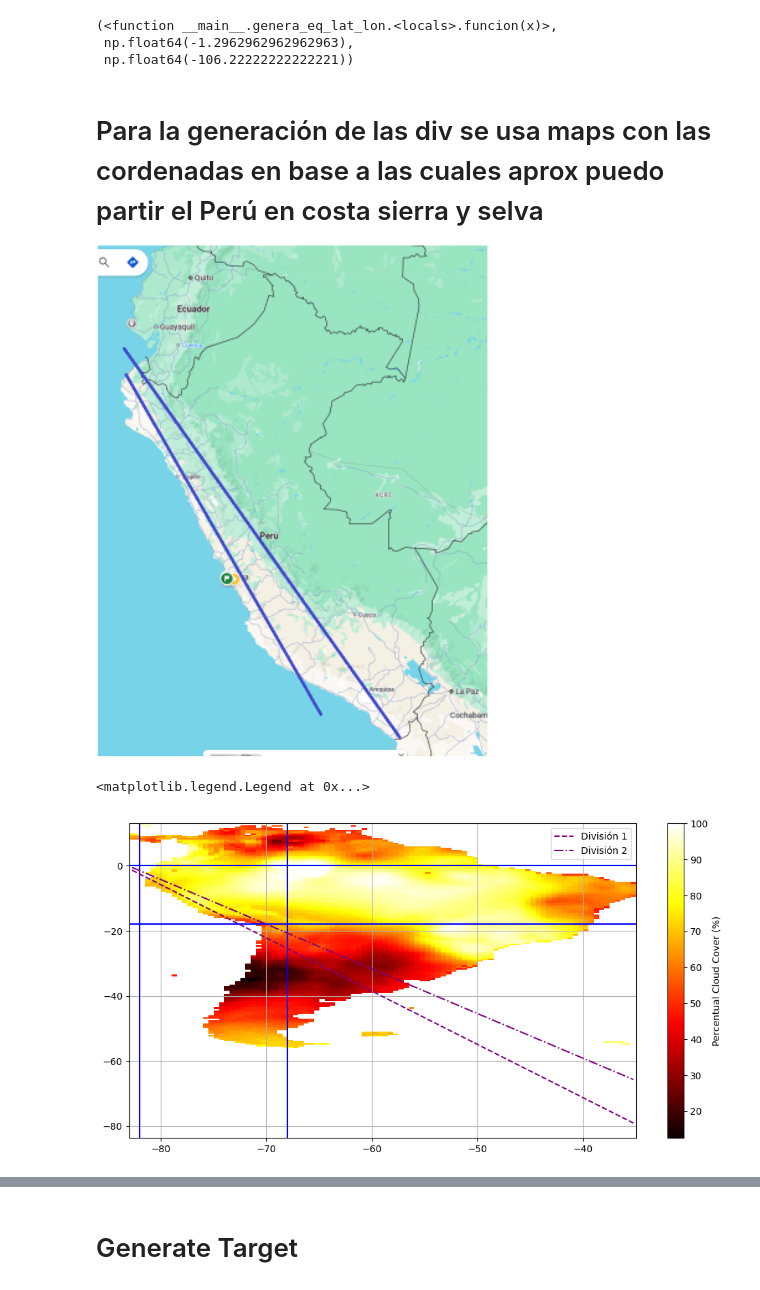
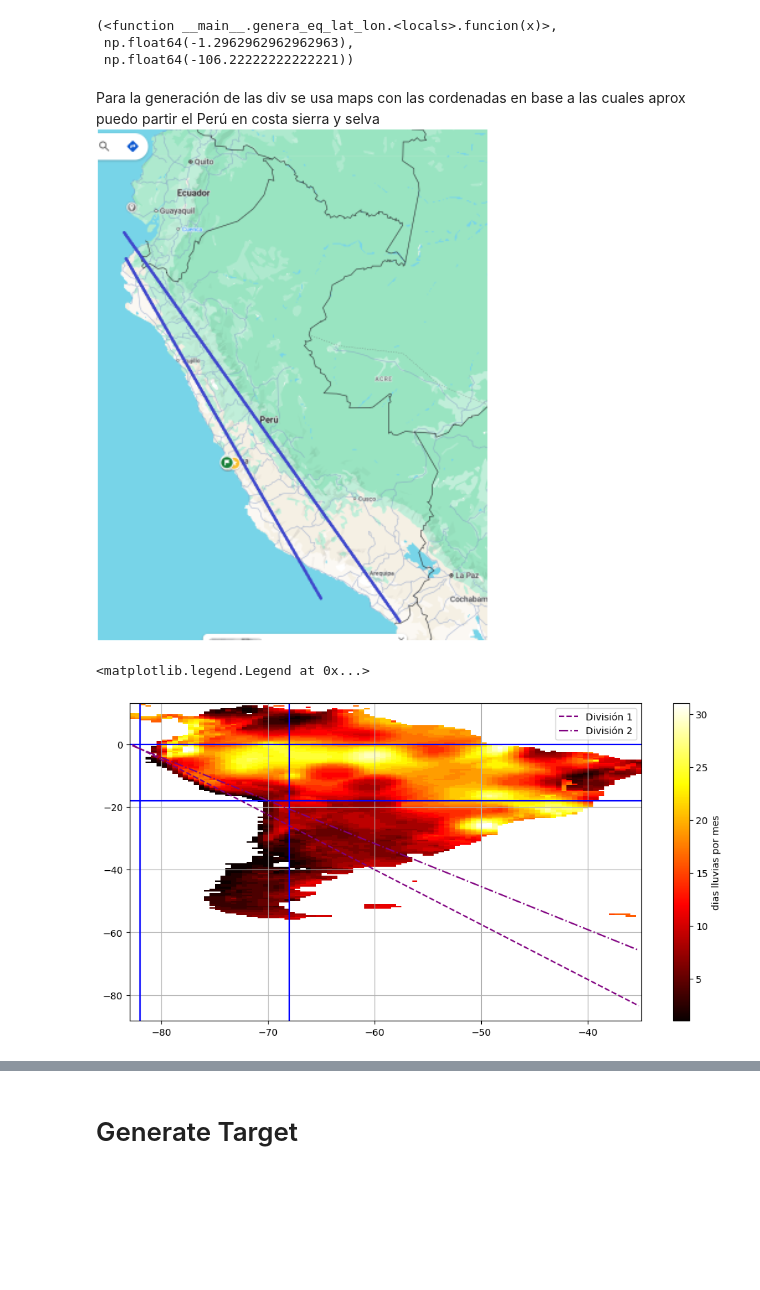
Before and after one commit to gabodabo-uno/DLA2501---Deep-Learning-Avanzado, a Jupyter notebook: Flood forecasting/3. Programas/02_Save_Gridded_TimeSeries.ipynb, the cells around one changed output, grey strips where cells are left out. Saved outputs shown, nothing was run; the diff lists cells and outputs as text; code cells hidden in the pictures; blank space fills up the shorter version.

Commit message:
Add generación lineal de cuadrantes.

```diff
--- a/Flood forecasting/3. Programas/02_Save_Gridded_TimeSeries.ipynb
+++ b/Flood forecasting/3. Programas/02_Save_Gridded_TimeSeries.ipynb
@@ -64,6 +69,7 @@ for file_info in lista_info_files:
     files_cargados[f'ds_{file_info}'] = ds
 # %%
 ds_cld = files_cargados['ds_cld']
+ds_wet = files_cargados['ds_wet']
 # %%
 ds_cld['lat'].values.shape, ds_cld['lon'].values.shape, ds_cld['time'].values.shape, ds_cld['cld'].values.shape
 # %% [output]
@@ -167,6 +173,7 @@ min_lat_LA = -60
 max_lat_LA = 13
 # %%
 ds_cld_peru_prueba = filtrar_por_lat_lon(ds_cld, (min_lat_LA, max_lat_LA), (min_lon_LA, max_lon_LA))
+ds_wet_peru_prueba = filtrar_por_lat_lon(ds_wet, (min_lat_LA, max_lat_LA), (min_lon_LA, max_lon_LA))
 # %%
 min_lon_candi = -82
 max_lon_candi = -68
@@ -427,11 +436,11 @@ genera_eq_lat_lon(x_0=x_0, x_1=x_1)
 # %%
 # la generación de cuadrantes la voy a armar en 3, costa sierra y selva, y esta diferenciación la haré a través de 2 ecuaciones serán armadas de la forma M*long+B
 # %% [markdown]
-# Para la generación de las div se usa maps con las cordenadas en base a las cuales aprox puedo partir el Perú en costa sierra y selva
+Para la generación de las div se usa maps con las cordenadas en base a las cuales aprox puedo partir el Perú en costa sierra y selva
 ![image.png](attachment:image.png)
 # %%
 # Div 1
-x_0 = (-81.2, -3.9)
+x_0 = (-81.2, -2.9)
 x_1 = (-72.6, -17.97)
 fun_1, m1, b1 = genera_eq_lat_lon(x_0=x_0, x_1=x_1)
 
@@ -442,30 +451,33 @@ fun_2, m2, b2 = genera_eq_lat_lon(x_0=x_0, x_1=x_1)
 # %%
 # Lets make sure there are no cutoffs between the regions (in the range of latitudes and longitudes that we are working on)
 # %%
+el_new_array_wet = ds_wet_peru_prueba['wet'].values.astype('timedelta64[D]').astype('float')
+ds_wet_peru_prueba['wet'].values = np.where(el_new_array_wet<=th_dias, np.nan, el_new_array_wet)
 
-div_1 = fun_1(ds_cld_peru_prueba['lon'].values)
-div_2 = fun_2(ds_cld_peru_prueba['lon'].values)
 
-_lon_per, _lat_per = np.meshgrid(ds_cld_peru_prueba['lon'].values,
-                                 ds_cld_peru_prueba['lat'].values)
-_frs_peru = ds_cld_peru_prueba['cld'].values[-1]
+div_1 = fun_1(ds_wet_peru_prueba['lon'].values)
+div_2 = fun_2(ds_wet_peru_prueba['lon'].values)
+
+_lon_per, _lat_per = np.meshgrid(ds_wet_peru_prueba['lon'].values,
+                                 ds_wet_peru_prueba['lat'].values)
+_frs_peru = ds_wet_peru_prueba['wet'].values[-1]
 
 plt.figure(figsize=(12, 6))
 plt.pcolormesh(_lon_per, _lat_per, _frs_peru, shading='auto', cmap='hot')
-plt.colorbar(label='Percentual Cloud Cover (%)')
+plt.colorbar(label='dias lluvias por mes')
 plt.grid()
 
 # Superior Izquierdo
 plt.axvline(x = min_lon, color = 'b')
 plt.axhline(y = max_lat, color = 'b')
 
 # Inferior Derecho
 plt.axvline(x = max_lon, color = 'b')
 plt.axhline(y = min_lat, color = 'b')
 
-plt.plot(ds_cld_peru_prueba['lon'].values, div_1, color='purple', linestyle='--',  label='División 1')
-plt.plot(ds_cld_peru_prueba['lon'].values, div_2, color='purple', linestyle='-.', label='División 2')
+plt.plot(ds_wet_peru_prueba['lon'].values, div_1, color='purple', linestyle='--',  label='División 1')
+plt.plot(ds_wet_peru_prueba['lon'].values, div_2, color='purple', linestyle='-.', label='División 2')
 plt.legend()
 # %% [output]
 <matplotlib.legend.Legend at 0x...>
-[figure, old version]
+[figure, new version]
```
Also changed, not shown: parts of 18 cells of this notebook, 1 other file.
